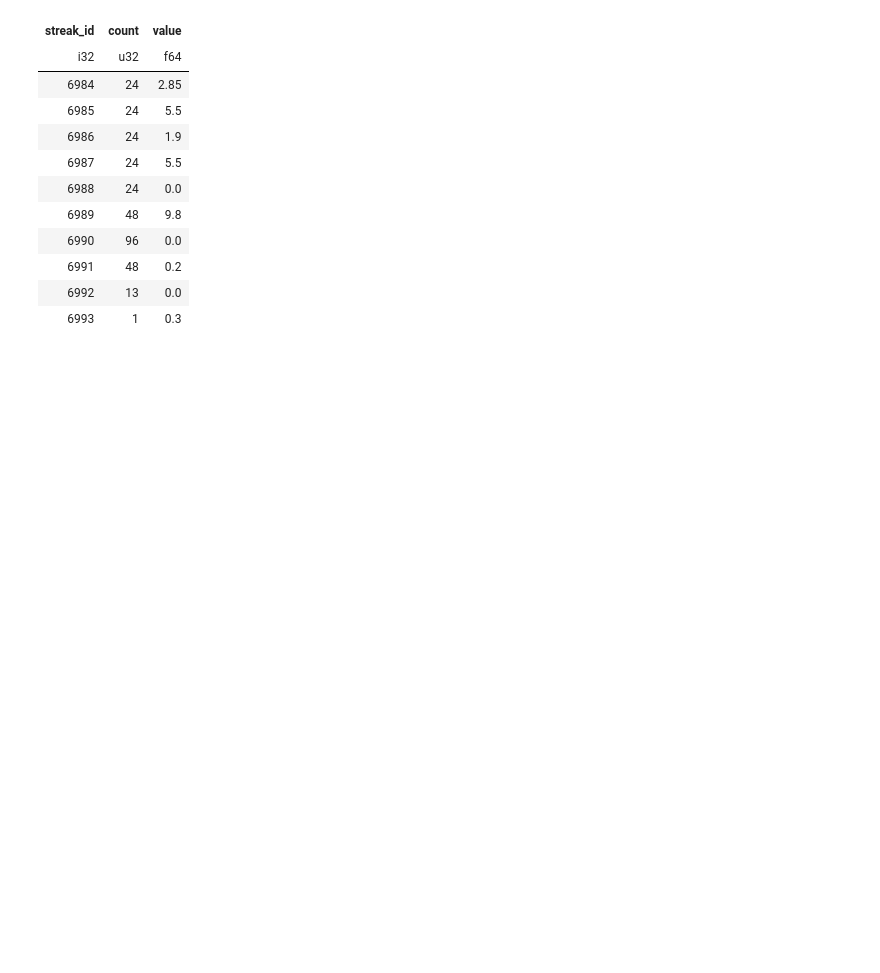
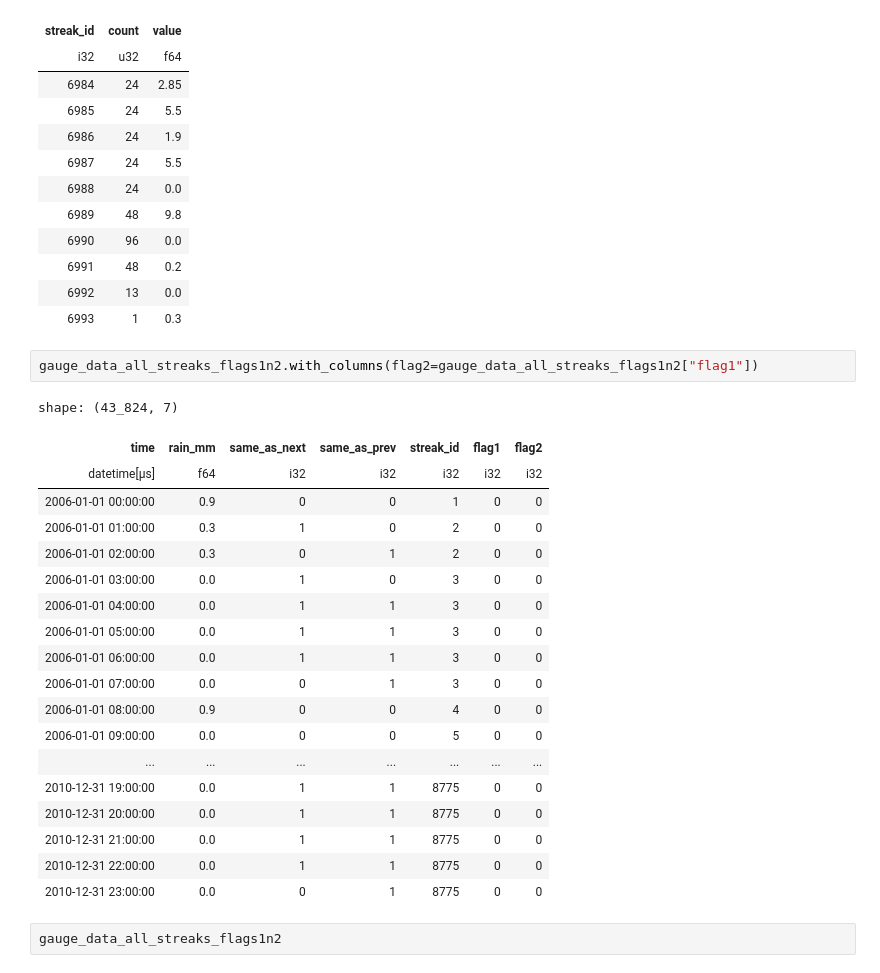
Before and after one commit to Thomasjkeel/RainfallQC-notebooks, a Jupyter notebook: notebooks/timeseries_checks.ipynb, the cells around one changed output. Saved outputs shown, nothing was run; the diff lists cells and outputs as text; blank space fills up the shorter version.

```diff
--- a/notebooks/timeseries_checks.ipynb
+++ b/notebooks/timeseries_checks.ipynb
@@ -937,3 +1031,27 @@ shape: (10, 3)
 | 6991 | 48 | 0.2 |
 | 6992 | 13 | 0.0 |
 | 6993 | 1 | 0.3 |
+# %%
+gauge_data_all_streaks_flags1n2.with_columns(flag2=gauge_data_all_streaks_flags1n2["flag1"])
+# %% [output]
+shape: (43_824, 7)
+| time | rain_mm | same_as_next | same_as_prev | streak_id | flag1 | flag2 |
+| datetime[μs] | f64 | i32 | i32 | i32 | i32 | i32 |
+| 2006-01-01 00:00:00 | 0.9 | 0 | 0 | 1 | 0 | 0 |
+| 2006-01-01 01:00:00 | 0.3 | 1 | 0 | 2 | 0 | 0 |
+| 2006-01-01 02:00:00 | 0.3 | 0 | 1 | 2 | 0 | 0 |
+| 2006-01-01 03:00:00 | 0.0 | 1 | 0 | 3 | 0 | 0 |
+| 2006-01-01 04:00:00 | 0.0 | 1 | 1 | 3 | 0 | 0 |
+| 2006-01-01 05:00:00 | 0.0 | 1 | 1 | 3 | 0 | 0 |
+| 2006-01-01 06:00:00 | 0.0 | 1 | 1 | 3 | 0 | 0 |
+| 2006-01-01 07:00:00 | 0.0 | 0 | 1 | 3 | 0 | 0 |
+| 2006-01-01 08:00:00 | 0.9 | 0 | 0 | 4 | 0 | 0 |
+| 2006-01-01 09:00:00 | 0.0 | 0 | 0 | 5 | 0 | 0 |
+| ... | ... | ... | ... | ... | ... | ... |
+| 2010-12-31 19:00:00 | 0.0 | 1 | 1 | 8775 | 0 | 0 |
+| 2010-12-31 20:00:00 | 0.0 | 1 | 1 | 8775 | 0 | 0 |
+| 2010-12-31 21:00:00 | 0.0 | 1 | 1 | 8775 | 0 | 0 |
+| 2010-12-31 22:00:00 | 0.0 | 1 | 1 | 8775 | 0 | 0 |
+| 2010-12-31 23:00:00 | 0.0 | 0 | 1 | 8775 | 0 | 0 |
+# %%
+gauge_data_all_streaks_flags1n2
```
Also changed, not shown: parts of 12 cells of this notebook, 1 other file.
